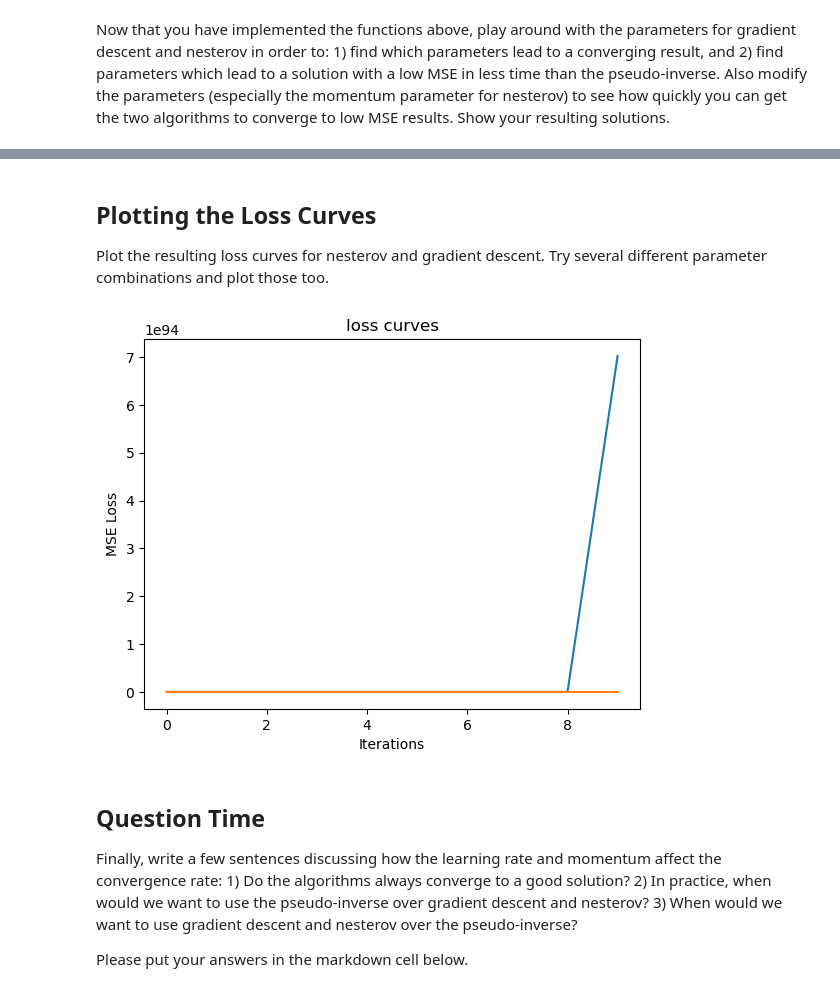
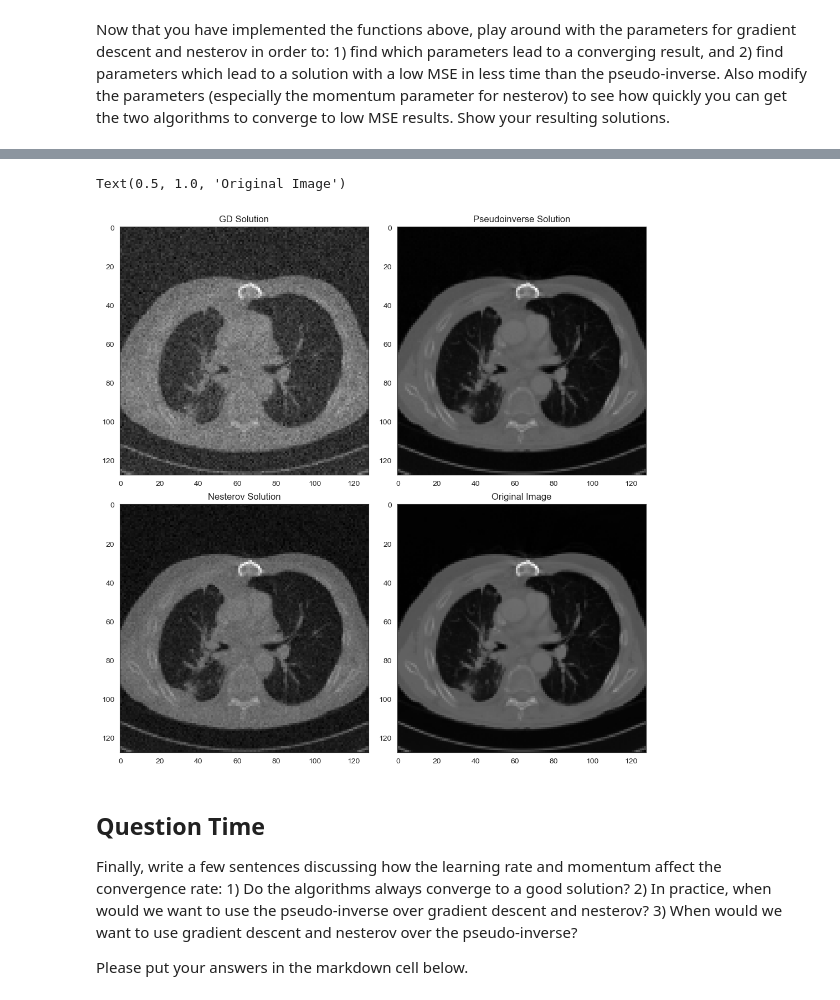
Before and after one commit to saragracebiddle/bioe485, a Jupyter notebook: MP2/MP 2 - Gradient Descent, Nesterov and Pseudo-Inverse.ipynb, the cells around one changed output, grey strips where cells are left out. Drawn from its saved outputs; the diff is of its cells as text; code cells hidden in the pictures.

```diff
--- a/MP2/MP 2 - Gradient Descent, Nesterov and Pseudo-Inverse.ipynb
+++ b/MP2/MP 2 - Gradient Descent, Nesterov and Pseudo-Inverse.ipynb
@@ -142,0 +187,7 @@ def grad(A, b, x):
+# %%
+def nesterov_step(A,b,x,lr,m,v):
+    p1 = np.multiply(m,v)
+    gradient = np.transpose(grad(A,b, (x+v)))
+    p2 = np.multiply(lr, gradient)
+
+    return  np.subtract(p1,p2)
@@ -328,0 +401,2 @@ TypeError: object of type 'function' has no len()
+# %%
+gd_out, gd_loss = GD(A, b, 250, 500)
@@ -329,3 +409,5 @@ TypeError: object of type 'function' has no len()
+# %%
+nest_out, nest_loss = Nesterov(A,b, 1, 0.95, 300)
 # %%
 pseudo_sol = pseudo_inverse(A,b)
 print("Pseudo Inverse Done")
@@ -369,17 +420,16 @@ plt.show()
-# %% [markdown]
-## Plotting the Loss Curves
-
-Plot the resulting loss curves for nesterov and gradient descent. Try several different parameter combinations and plot those too.
-# %%
-plt.figure(1)
-plt.title('loss curves')
-plt.plot(gd_loss, label='GD Loss')
-plt.plot(nest_loss, label='Nesterov Loss')
-plt.xlabel('Iterations')
-plt.ylabel('MSE Loss')
-plt.show()
-# %% [output]
-[figure, removed]
+# %%
+fig, axes = plt.subplots(2,2, figsize = (10,10), layout = 'constrained')
+axes[0,0].imshow(np.reshape(gd_out,(128,128)), cmap = 'gray')
+axes[0,0].set_title('GD Solution')
+axes[1,0].imshow(np.reshape(nest_out, (128,128)), cmap = 'gray')
+axes[1,0].set_title('Nesterov Solution')
+axes[0,1].imshow(np.reshape(pseudo_sol, (128,128)), cmap = 'gray')
+axes[0,1].set_title('Pseudoinverse Solution')
+axes[1,1].imshow(np.reshape(img, (128,128)), cmap ='gray' )
+axes[1,1].set_title("Original Image")
+# %% [output]
+Text(0.5, 1.0, 'Original Image')
+[figure, added]
 # %% [markdown]
 ## Question Time
 
```
Also changed, not shown: parts of 30 cells of this notebook.
